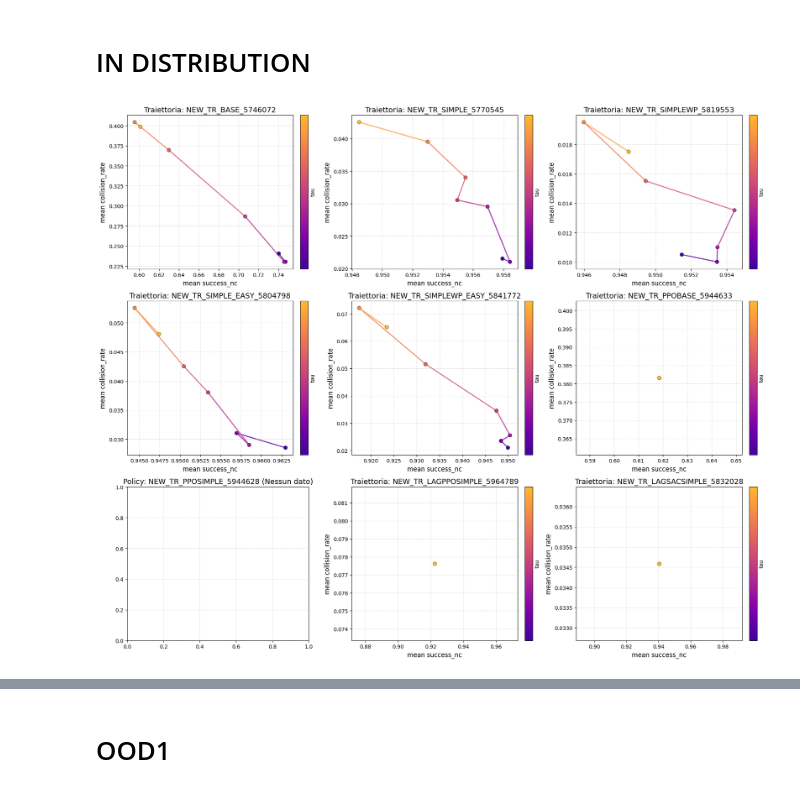
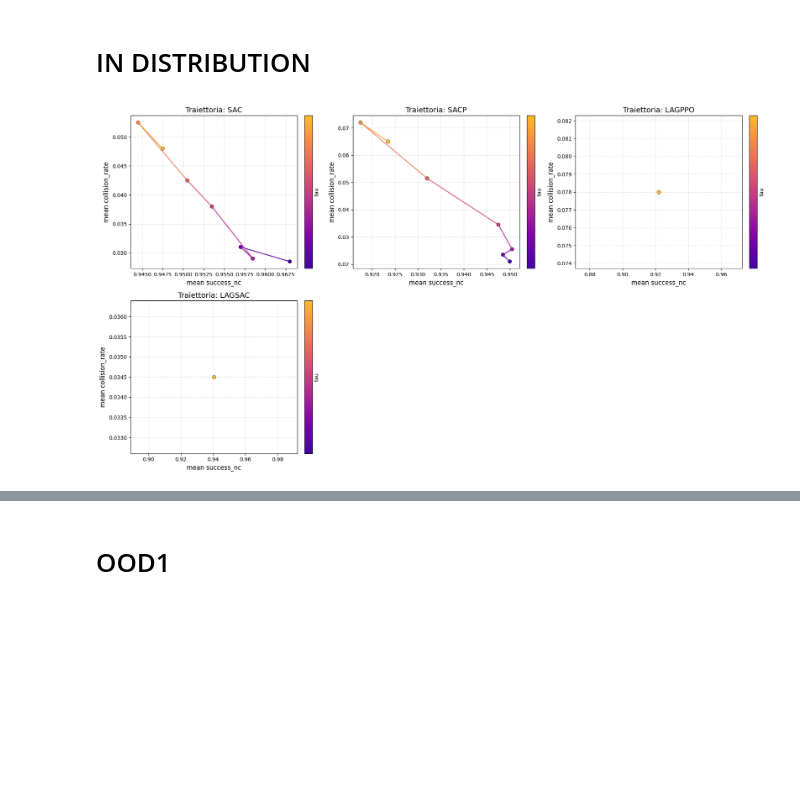
Before and after one commit to GiacomoAru/UASRL, a Jupyter notebook: data_analysis_2.ipynb, the cells around one changed output, grey strips where cells are left out. Cells and saved outputs as stored; diff of their text form; code cells hidden in the pictures; blank space fills up the shorter version.

```diff
--- a/data_analysis_2.ipynb
+++ b/data_analysis_2.ipynb
@@ -76,24 +81,29 @@ PPO_ST = [f'./remote_results/{x}.csv' for x in PPO_ST]
 # %%
 p_names_1 = [
- #'NEW_TR_BASE_5746072',
- #'NEW_TR_SIMPLE_5770545',
- #'NEW_TR_SIMPLEWP_5819553',
-
  'NEW_TR_SIMPLE_EASY_5804798',
  'NEW_TR_SIMPLEWP_EASY_5841772',
-
- #'NEW_TR_PPOBASE_5944633',
- #'NEW_TR_PPOSIMPLE_5944628', # NEW_TR_PPOSIMPLE_5944623
  'NEW_TR_LAGPPOSIMPLE_5964789',
-
-# 'NEW_TR_LAGSAC_5750993',
  'NEW_TR_LAGSACSIMPLE_5832028',
  ]
+p_names_1_c = [
+ 'SAC',
+ 'SACP',
+ 'LAGPPO',
+ 'LAGSAC'
+]
+p_names_1_clean = dict(zip(p_names_1, p_names_1_c))
 
 p_names_2 = [
  'PPO_RETRAIN_7154081',
  'PPOWP_7167668'
  ]
+p_names_2_c = [
+ 'PPO',
+ 'PPOP'
+ ]
+p_names_2_clean = dict(zip(p_names_2, p_names_2_c))
+
+p_names_trad = p_names_1_clean | p_names_2_clean
 # %%
 metrics = ['success_nc','collision_rate', 'success', 'collisions', 'reward', 'length', 'velocity', 'distance_traveled', 'stuck_rate', 'vel_success', 'length_success']#  'weighted_success', 'SPL'
 # %%
@@ -162,12 +170,12 @@ dict_keys(['id', 'success', 'collisions', 'reward', 'length', 'seed', 'distance_
 # %%
-all_data_summary = calcola_statistiche_policy(all_data, metrics)
-all_data_summary_ood1 = calcola_statistiche_policy(all_data_ood1, metrics)
-all_data_summary_ood3 = calcola_statistiche_policy(all_data_ood3, metrics)
+all_data_summary = calcola_statistiche_policy(all_data, metrics, p_names_trad, 2000)
+all_data_summary_ood1 = calcola_statistiche_policy(all_data_ood1, metrics, p_names_trad, 2000)
+all_data_summary_ood3 = calcola_statistiche_policy(all_data_ood3, metrics, p_names_trad, 2000)
 
-all_data_summary_st1 = calcola_statistiche_policy(all_data_st1, metrics)
-all_data_summary_st2 = calcola_statistiche_policy(all_data_st2, metrics)
-all_data_summary_st3 = calcola_statistiche_policy(all_data_st3, metrics)
-all_data_summary_st4 = calcola_statistiche_policy(all_data_st4, metrics)
+all_data_summary_st1 = calcola_statistiche_policy(all_data_st1, metrics, p_names_trad, 250)
+all_data_summary_st2 = calcola_statistiche_policy(all_data_st2, metrics, p_names_trad, 250)
+all_data_summary_st3 = calcola_statistiche_policy(all_data_st3, metrics, p_names_trad, 250)
+all_data_summary_st4 = calcola_statistiche_policy(all_data_st4, metrics, p_names_trad, 250)
 
-saletta_summary = calcola_statistiche_policy(all_data_sa, metrics)
+saletta_summary = calcola_statistiche_policy(all_data_sa, metrics, p_names_trad, 25)
 # %%
@@ -541,6 +858,6 @@ def multy_plot_traiettorie(
 # %% [markdown]
 # IN DISTRIBUTION
 # %%
-multy_plot_traiettorie(all_data_summary, 'success_nc', 'collision_rate', p_names, assi_globali=False);
+multy_plot_traiettorie(all_data_summary, 'success_nc', 'collision_rate', p_names_1_c, assi_globali=False);
 # %% [output]
-[figure, old version]
+[figure, new version]
```
Also changed, not shown: parts of 80 cells of this notebook, 6 other files.
